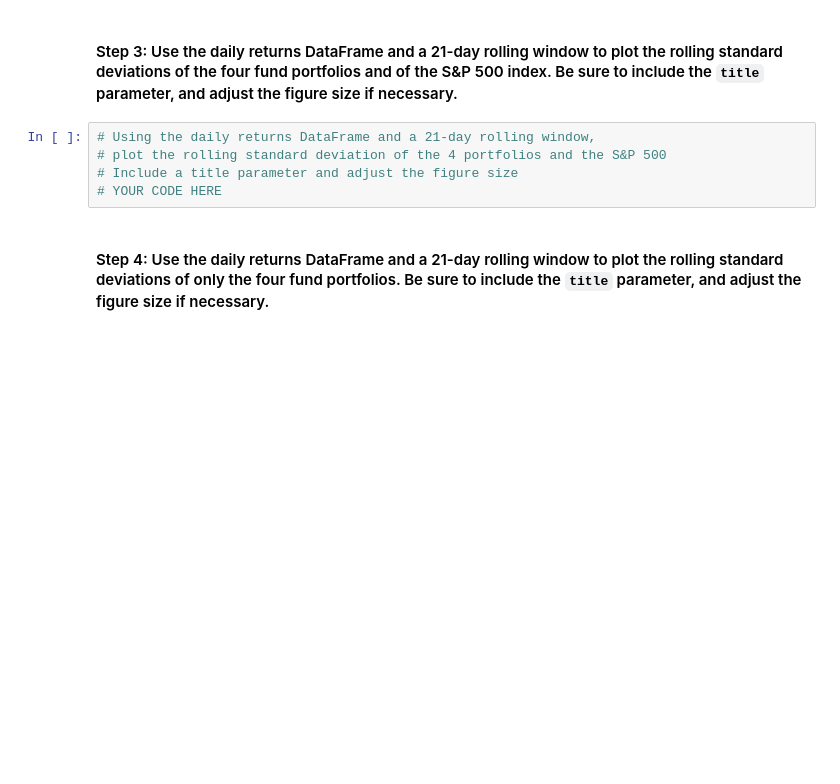
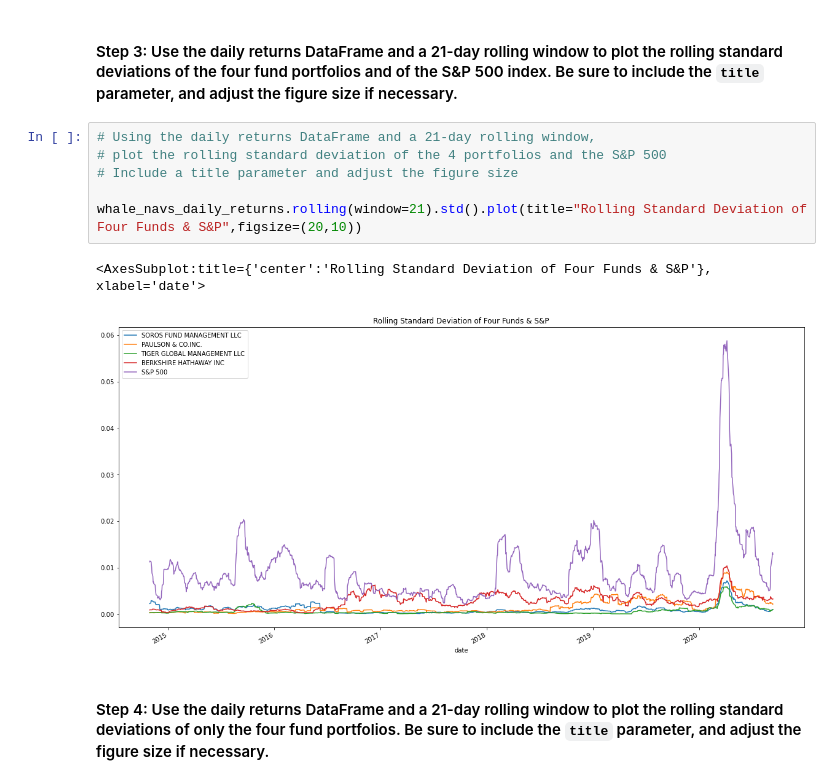
Before and after one commit to sterling-d/Quantitative-Analysis-with-Pandas-, a Jupyter notebook: Challenge_4_Code/risk_return_analysis.ipynb, the cells around one changed output. Saved outputs shown, nothing was run; the diff lists cells and outputs as text; blank space fills up the shorter version.

```diff
--- a/Challenge_4_Code/risk_return_analysis.ipynb
+++ b/Challenge_4_Code/risk_return_analysis.ipynb
@@ -277,8 +310,12 @@ Evaluate the risk profile of each portfolio by using the standard deviation and
 # %%
 # Using the daily returns DataFrame and a 21-day rolling window,
 # plot the rolling standard deviation of the 4 portfolios and the S&P 500
 # Include a title parameter and adjust the figure size
-# YOUR CODE HERE
+
+whale_navs_daily_returns.rolling(window=21).std().plot(title="Rolling Standard Deviation of Four Funds & S&P",figsize=(20,10))
+# %% [output]
+<AxesSubplot:title={'center':'Rolling Standard Deviation of Four Funds & S&P'}, xlabel='date'>
+[figure, added]
 # %% [markdown]
 #### Step 4: Use the daily returns DataFrame and a 21-day rolling window to plot the rolling standard deviations of only the four fund portfolios. Be sure to include the `title` parameter, and adjust the figure size if necessary.
 # %%
```
Also changed, not shown: parts of 25 cells of this notebook.
